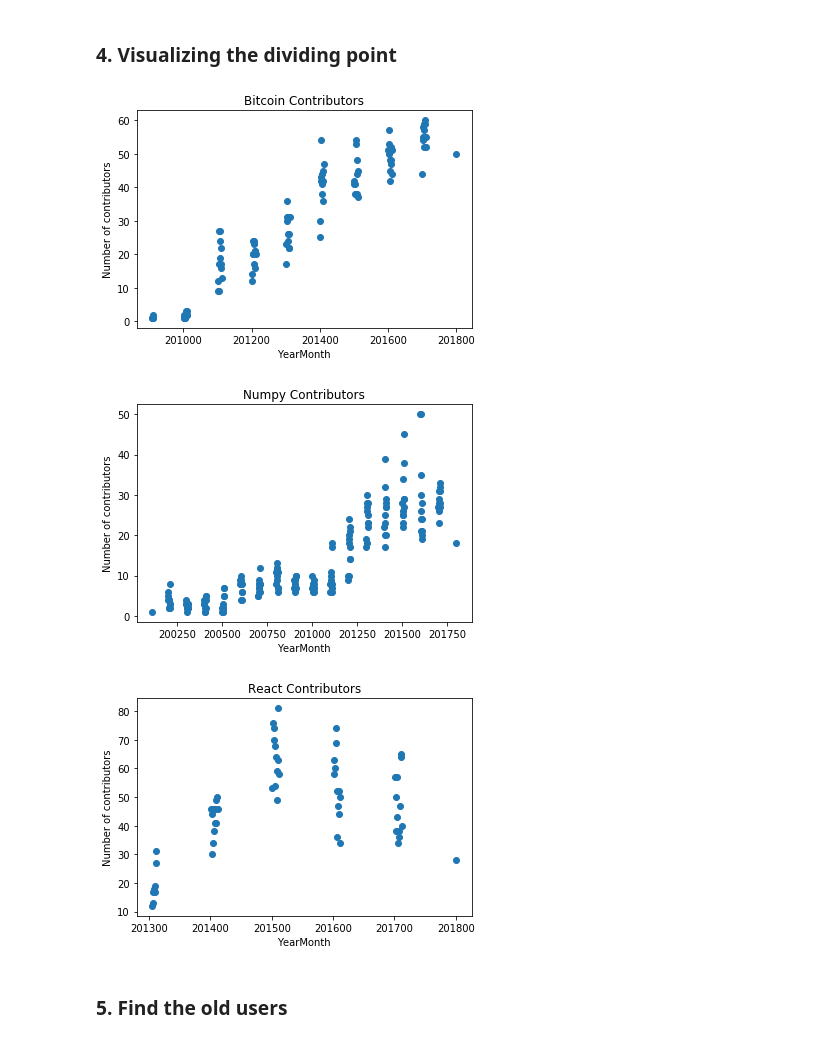
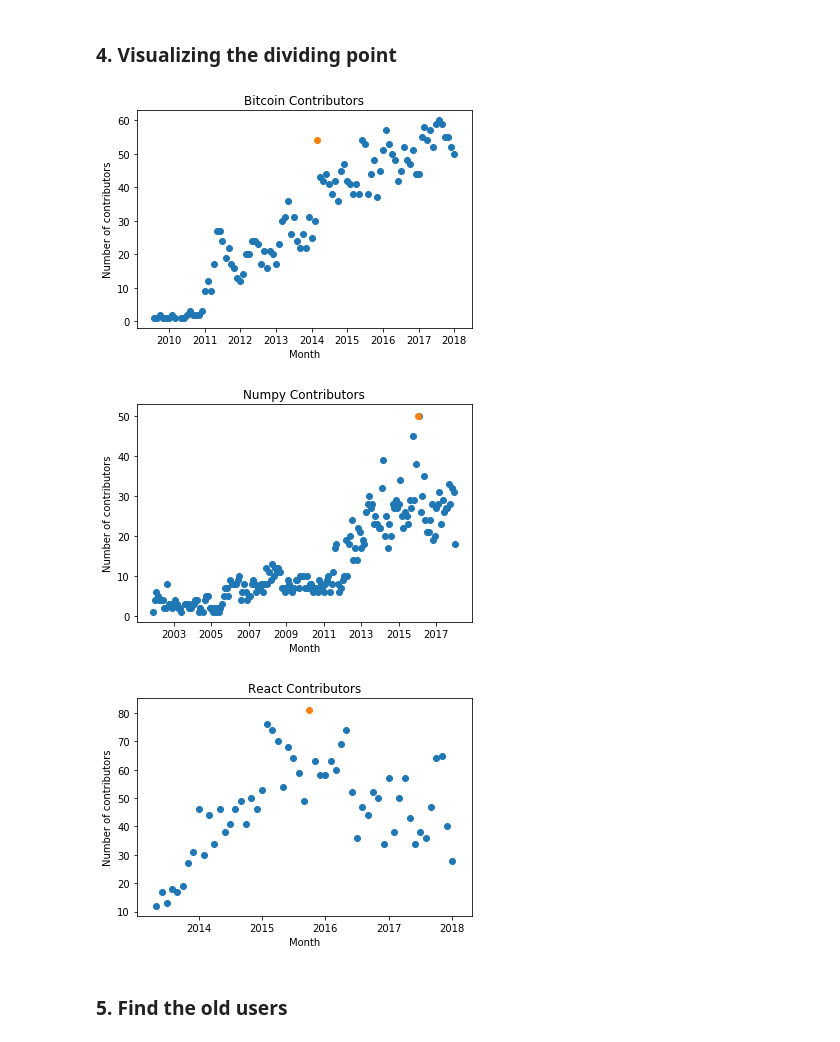
Before and after one commit to hyunny94/5306p1, a Jupyter notebook: cs5306_project1.ipynb, the cells around one changed output. Saved outputs shown, nothing was run; the diff lists cells and outputs as text; code cells hidden in the pictures.

Commit message:
Change the month field to be a datetime object instead of an integer, and also spread out the graph of new users

```diff
--- a/cs5306_project1.ipynb
+++ b/cs5306_project1.ipynb
@@ -41,9 +42,13 @@ b_df = b_df.sort_values(by=['committer_time'])
 r_df = r_df.sort_values(by=['committer_time'])
 # %%
 # 3. Creating the field "month"
-n_df["month"]=[100*i.year+i.month for i in n_df["committer_time"]]
-r_df["month"]=[100*i.year+i.month for i in r_df["committer_time"]]
-b_df["month"]=[100*i.year+i.month for i in b_df["committer_time"]]
+# n_df["month"]=[100*i.year+i.month for i in n_df["committer_time"]]
+# r_df["month"]=[100*i.year+i.month for i in r_df["committer_time"]]
+# b_df["month"]=[100*i.year+i.month for i in b_df["committer_time"]]
+
+n_df["month"] = [datetime.datetime(i.year, i.month, 1) for i in n_df["committer_time"]]
+r_df["month"] = [datetime.datetime(i.year, i.month, 1) for i in r_df["committer_time"]]
+b_df["month"] = [datetime.datetime(i.year, i.month, 1) for i in b_df["committer_time"]]
 # %% [markdown]
 ### 2. Preliminary information about the projects
 # %%
@@ -146,26 +151,32 @@ def vis_div(df, title):
     '''
     visualize the dividing point
     '''
+    div_month = pick_div(df)
     months = set(df['month'])
     months = list(months)
     months.sort()
     month_dict = {}
+    div_size = 0
     for i in months:
         is_month_i = df[df["month"]==i]
-        month_dict[i]=len(set(is_month_i["committer_name_dedup"]))
+        if i != div_month:
+            month_dict[i]=len(set(is_month_i["committer_name_dedup"]))
+        else:
+            div_size = len(set(is_month_i["committer_name_dedup"]))
     plt.ylabel('Number of contributors')
-    plt.xlabel('YearMonth')
+    plt.xlabel('Month')
     plt.title(title)
     plt.scatter(list(month_dict.keys()),list(month_dict.values()))
+    plt.scatter(div_month, div_size)
     plt.show()
 # %%
-vis_div(bitcoin_df, "Bitcoin Contributors")
-vis_div(numpy_df, "Numpy Contributors")
-vis_div(react_df, "React Contributors")
+vis_div(b_df, "Bitcoin Contributors")
+vis_div(n_df, "Numpy Contributors")
+vis_div(r_df, "React Contributors")
 # %% [output]
-[figure, old version]
+[figure, new version]
-[figure, old version]
+[figure, new version]
-[figure, old version]
+[figure, new version]
 # %% [markdown]
 ### 5. Find the old users
 # %%
```
Also changed, not shown: parts of 11 cells of this notebook.
